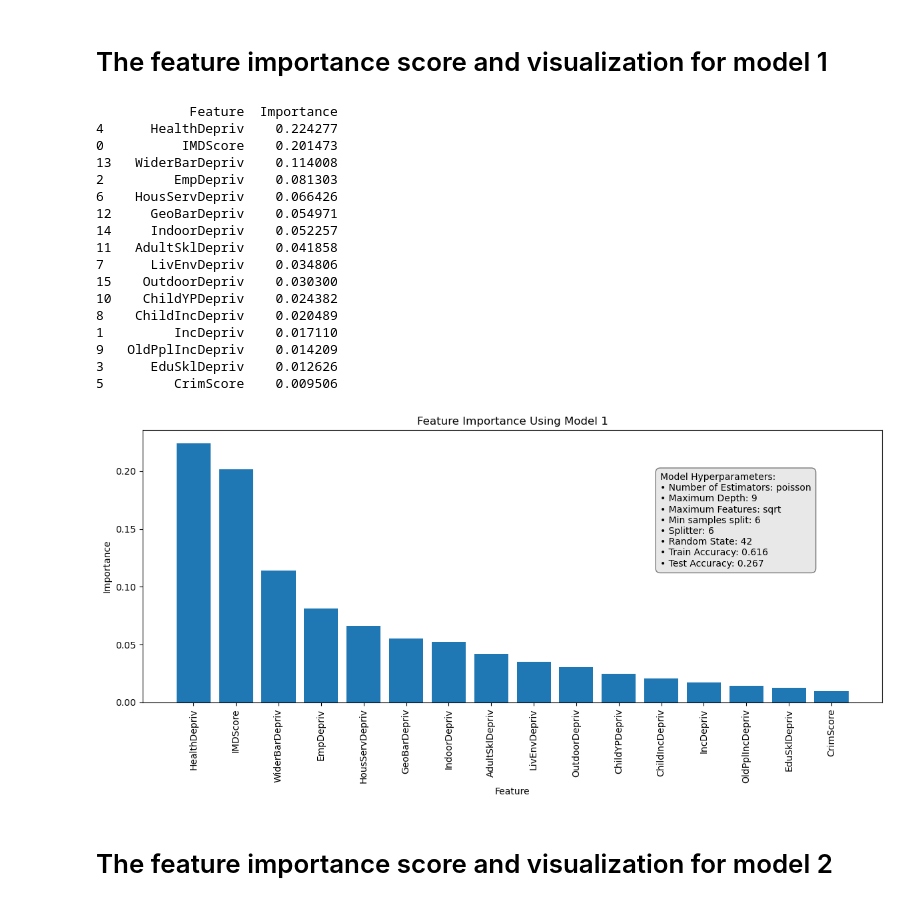
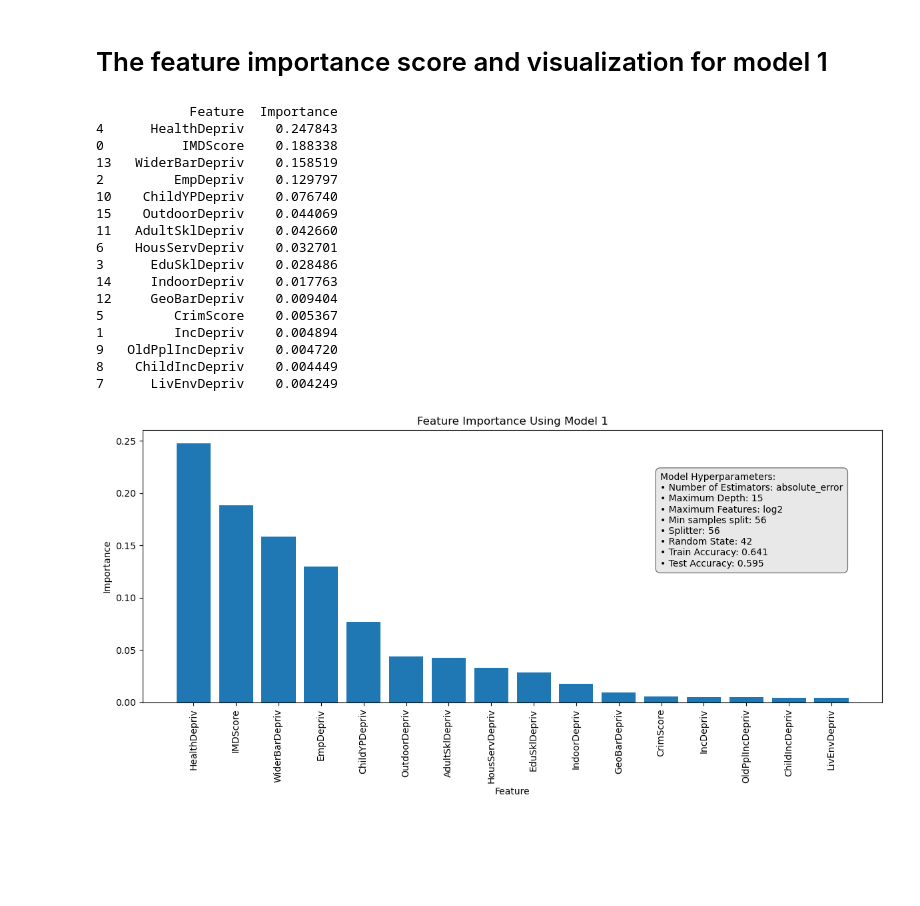
Before and after one commit to MasterOfLogic1/HousePricePrediction_Uk, a Jupyter notebook: HPP_Decision_Tree_Regressor.ipynb, the cells around one changed output. Cells and saved outputs as stored; diff of their text form; code cells hidden in the pictures; blank space fills up the shorter version.

```diff
--- a/HPP_Decision_Tree_Regressor.ipynb
+++ b/HPP_Decision_Tree_Regressor.ipynb
@@ -189,41 +159,14 @@ DecisionTreeRegressor(criterion='friedman_mse', max_depth=9,
 # %%
 #Model 1
-regressor1 = DecisionTreeRegressor(criterion='poisson', max_depth=9, max_features='sqrt',
-                      min_samples_split=6, random_state=42)
-#Fit Model 1
-regressor1.fit(X_train,y_train)
+regressor1 = DecisionTreeRegressor(ccp_alpha=5, criterion='absolute_error', max_depth=15,
+                      max_features='log2', max_leaf_nodes=150,
+                      min_impurity_decrease=15, min_samples_leaf=8,
+                      min_samples_split=56, random_state=42)
+
+regressor1.fit(X_train, y_train)
 
 
-#----------------------------------------------------------------------------------------------------------
-#Model 2
-regressor2 = DecisionTreeRegressor(criterion='friedman_mse', max_depth=9,
-                      max_features=1.0, min_samples_split=4, splitter='random',random_state=42)
-
-#Fit Model 2
-regressor2.fit(X_train,y_train)
-
-#----------------------------------------------------------------------------------------------------------
-#Model 3
-regressor3 = DecisionTreeRegressor(criterion='poisson', max_depth=10, max_features='sqrt',
-                      min_samples_split=12, random_state=42)
-
-#Fit Model 3
-regressor3.fit(X_train,y_train)
-
-#----------------------------------------------------------------------------------------------------------
-#Model 4
-regressor4 = DecisionTreeRegressor(criterion='friedman_mse', max_depth=7,
-                      max_features='log2', min_samples_split=8, random_state=42)
-
-#Fit Model 4
-regressor4.fit(X_train,y_train)
-
-
-
-
-
-
-models = [regressor1,regressor2,regressor3,regressor4]
+models = [regressor1]
 # %% [markdown]
 # Now lets look at the accuracy for each decision tree model
 # %%
@@ -301,7 +217,7 @@ modelIndex = 0
 feature_importance = models[modelIndex].feature_importances_
 
 # Create a DataFrame to display the results
-feature_importance_df = pd.DataFrame({'Feature': X.columns, 'Importance': feature_importance})
+feature_importance_df = pd.DataFrame({'Feature': X_test.columns, 'Importance': feature_importance})
 
 # Sort the DataFrame in descending order of importance
 feature_importance_df = feature_importance_df.sort_values(by='Importance', ascending=False)
@@ -328,49 +244,47 @@ plt.figure(figsize=(12, 6))
 plt.bar(feature_importance_df['Feature'], feature_importance_df['Importance'])
 plt.xlabel('Feature')
 plt.ylabel('Importance')
 plt.title('Feature Importance Using Model '+str(modelIndex+1))
 plt.xticks(rotation=90)
 
 # Adding bullet points for model hyperparameters on the right side of the plot
 bullet_points = [
     f"Model Hyperparameters:",
     f"• Number of Estimators: {model_hyperparameters['criterion']}",
     f"• Maximum Depth: {model_hyperparameters['max_depth']}",
     f"• Maximum Features: {model_hyperparameters['max_features']}",
     f"• Min samples split: {model_hyperparameters['min_samples_split']}",
     f"• Splitter: {model_hyperparameters['splitter']}",
     f"• Random State: {model_hyperparameters['random_state']}",
     f"• Train Accuracy: {model_hyperparameters['train_accuracy']}",
     f"• Test Accuracy: {model_hyperparameters['test_accuracy']}",
 
     # Add more hyperparameters if needed
 ]
 
 
 # Display the bullet points
 plt.text(0.7, 0.5, "\n".join(bullet_points), transform=plt.gca().transAxes,
          bbox=dict(facecolor='lightgray', alpha=0.5, boxstyle='round,pad=0.5'))
 
 plt.tight_layout()
 plt.show()
 # %% [output]
             Feature  Importance
-4      HealthDepriv    0.224277
-0          IMDScore    0.201473
-13   WiderBarDepriv    0.114008
-2         EmpDepriv    0.081303
-6    HousServDepriv    0.066426
-12     GeoBarDepriv    0.054971
-14     IndoorDepriv    0.052257
-11   AdultSklDepriv    0.041858
-7      LivEnvDepriv    0.034806
-15    OutdoorDepriv    0.030300
-10    ChildYPDepriv    0.024382
-8    ChildIncDepriv    0.020489
-1         IncDepriv    0.017110
-9   OldPplIncDepriv    0.014209
-3      EduSklDepriv    0.012626
-5         CrimScore    0.009506
+4      HealthDepriv    0.247843
+0          IMDScore    0.188338
+13   WiderBarDepriv    0.158519
+2         EmpDepriv    0.129797
+10    ChildYPDepriv    0.076740
+15    OutdoorDepriv    0.044069
+11   AdultSklDepriv    0.042660
+6    HousServDepriv    0.032701
+3      EduSklDepriv    0.028486
+14     IndoorDepriv    0.017763
+12     GeoBarDepriv    0.009404
+5         CrimScore    0.005367
+1         IncDepriv    0.004894
+9   OldPplIncDepriv    0.004720
+8    ChildIncDepriv    0.004449
+7      LivEnvDepriv    0.004249
-[figure, old version]
+[figure, new version]
-# %% [markdown]
-# The feature importance score and visualization for model 2
```
Also changed, not shown: parts of 25 cells of this notebook, 5 other files.
